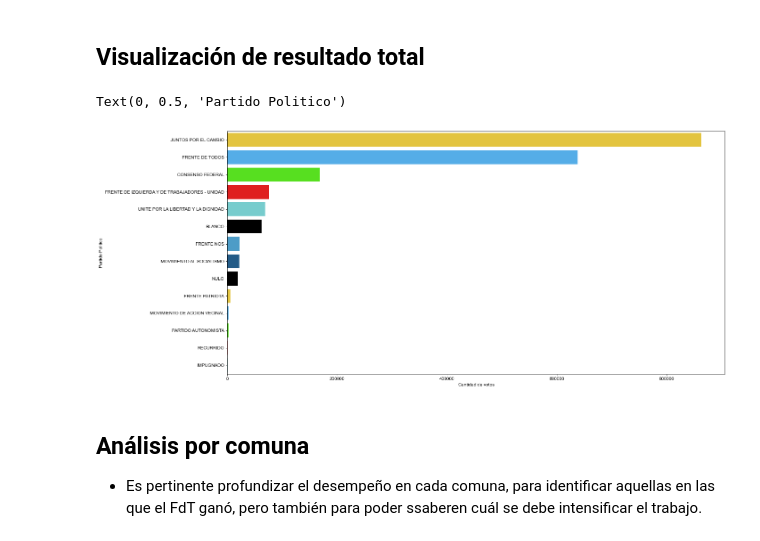
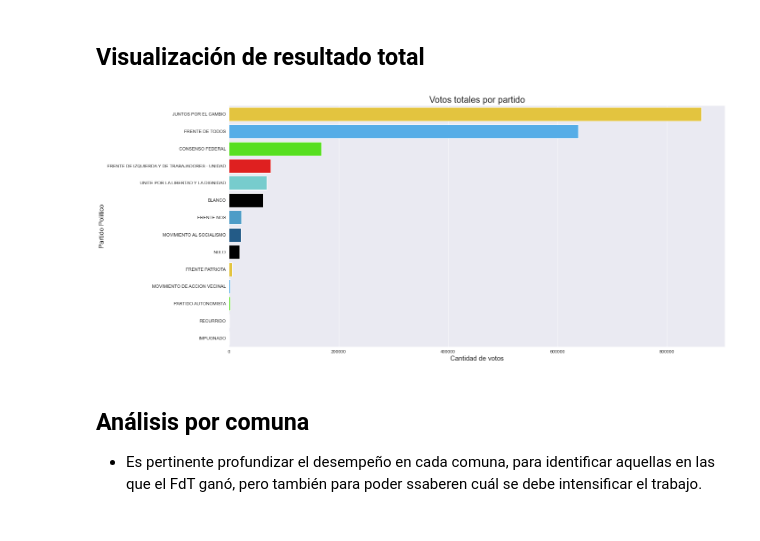
Before and after one commit to EmiKaczmarczyk/MET4OP, a Jupyter notebook: Examenes/TP2/PASO 2019.ipynb, the cells around one changed output. Drawn from its saved outputs; the diff is of its cells as text; code cells hidden in the pictures.

Commit message:
Detalles en figura 1

```diff
--- a/Examenes/TP2/PASO 2019.ipynb
+++ b/Examenes/TP2/PASO 2019.ipynb
@@ -65,12 +75,13 @@ total
 # %%
 plt.figure(figsize=(20,10))
 figura1=sns.barplot(data=total, y="NOMBRE_AGRUPACION", x="VOTOS_AGRUPACION", palette=["#FFD523","#3DB2FF","#49FF00", "red","#69DADB", "black","#39A2DB", "#125D98", "black"])
 sns.set_style('darkgrid')
-figura1.set_xlabel('Cantidad de votos')
-figura1.set_ylabel('Partido Politico')
+figura1.set_xlabel('Cantidad de votos',fontsize=15)
+figura1.set_ylabel('Partido Politico',fontsize=15)
+plt.title('Votos totales por partido',fontsize=20)
+plt.show()
 # %% [output]
-Text(0, 0.5, 'Partido Politico')
-[figure, old version]
+[figure, new version]
 # %% [markdown]
 ## Análisis por comuna
 
```
Also changed, not shown: parts of 3 cells of this notebook.
